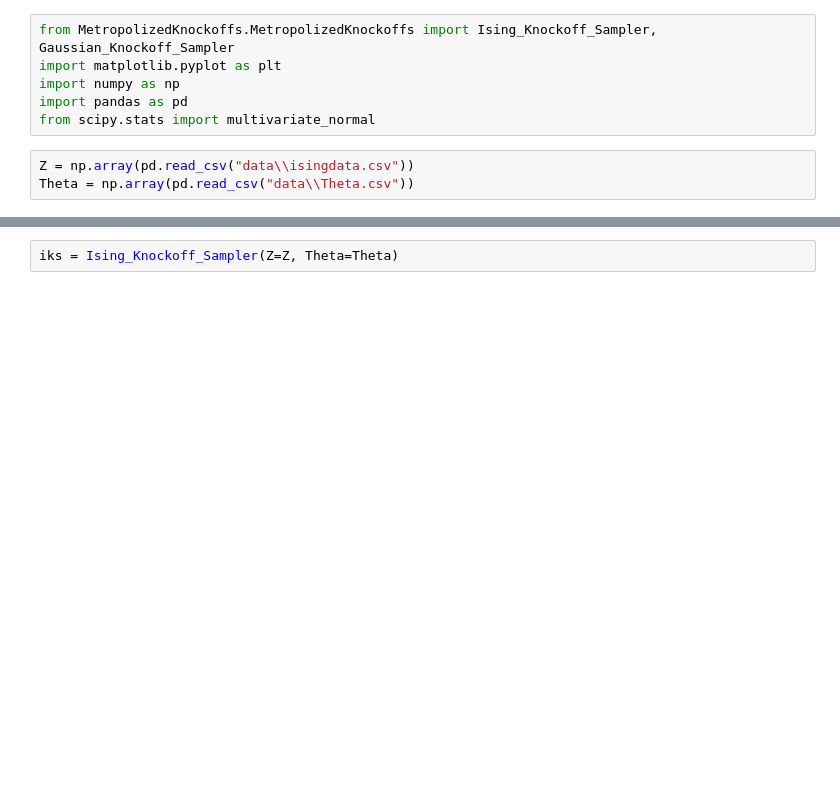
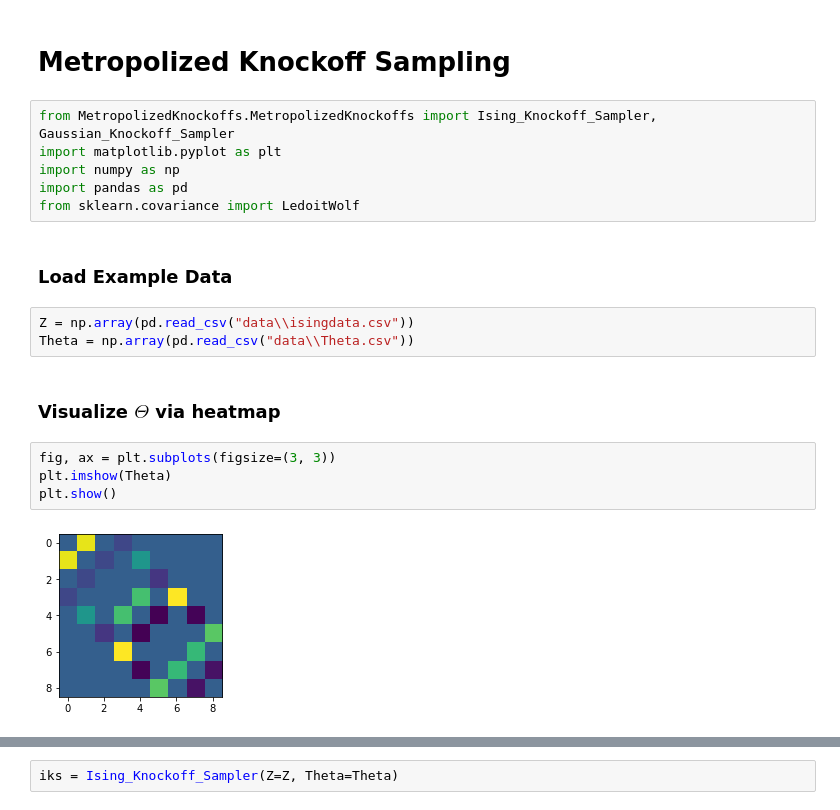
Before and after one commit to toamto94/MetropolizedKnockoffs, a Jupyter notebook: README.ipynb, the cells around one changed output, grey strips where cells are left out. Drawn from its saved outputs; the diff is of its cells as text; blank space fills up the shorter version.

```diff
--- a/README.ipynb
+++ b/README.ipynb
@@ -1,9 +7,21 @@
+# %% [markdown]
+# Metropolized Knockoff Sampling
 # %%
 from MetropolizedKnockoffs.MetropolizedKnockoffs import Ising_Knockoff_Sampler, Gaussian_Knockoff_Sampler
 import matplotlib.pyplot as plt
 import numpy as np
 import pandas as pd
-from scipy.stats import multivariate_normal
+from sklearn.covariance import LedoitWolf
+# %% [markdown]
+### Load Example Data
 # %%
 Z = np.array(pd.read_csv("data\\isingdata.csv"))
 Theta = np.array(pd.read_csv("data\\Theta.csv"))
+# %% [markdown]
+### Visualize $\Theta$ via heatmap
+# %%
+fig, ax = plt.subplots(figsize=(3, 3))
+plt.imshow(Theta)
+plt.show()
+# %% [output]
+[figure, added]
```
Also changed, not shown: parts of 22 cells of this notebook, 9 other files.
